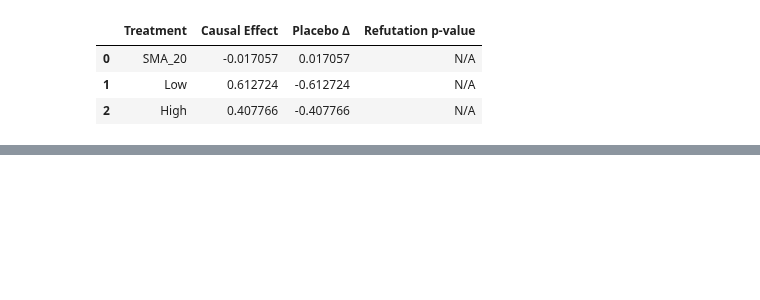
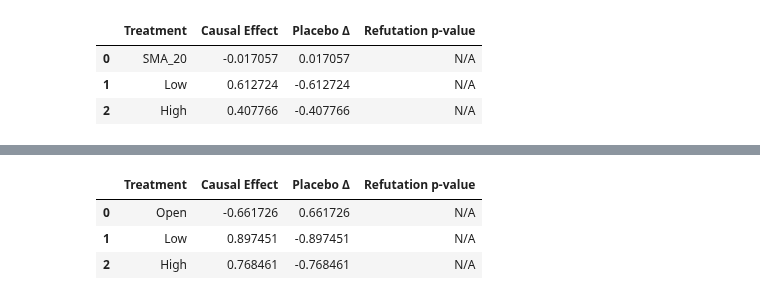
Before and after one commit to pranjakt001/AIPoweredStockMarketPrediction, a Jupyter notebook: stock_pipeline_master_CBA.ipynb, the cells around one changed output, grey strips where cells are left out. Drawn from its saved outputs; the diff is of its cells as text; code cells hidden in the pictures; blank space fills up the shorter version.

Commit message:
analysis

```diff
--- a/stock_pipeline_master_CBA.ipynb
+++ b/stock_pipeline_master_CBA.ipynb
@@ -1775,0 +1789,44 @@ pd.DataFrame(results)
+# %%
+# Prepare Dataframe
+causal_df = custom_df[['Open', 'Low', 'High', 'target_next_day']].dropna()
+causal_df = causal_df.rename(columns={'target_next_day': 'Close'})
+
+# Step 2: Define causal model iteratively
+def run_causal_analysis(treatment, common_causes):
+    model = CausalModel(
+        data=causal_df,
+        treatment=treatment,
+        outcome='Close',
+        common_causes=common_causes
+    )
+    identified_estimand = model.identify_effect() # Step 3: Identify causal effect
+    estimate = model.estimate_effect( # Step 4: Estimate effect using linear regression
+        identified_estimand,
+        method_name="backdoor.linear_regression"
+    )
+    refutation = model.refute_estimate( # Step 5: Refute estimate using placebo test
+        identified_estimand,
+        estimate,
+        method_name="placebo_treatment_refuter"
+    )
+    return {
+        "Treatment": treatment,
+        "Causal Effect": round(estimate.value, 6),
+        "Placebo Δ": round(refutation.new_effect - estimate.value, 6),
+        "Refutation p-value": refutation.test_stat_significance if hasattr(refutation, "test_stat_significance") else "N/A"
+    }
+
+# Repeat execution
+results = []
+treatments = ['Open', 'Low', 'High']
+for t in treatments:
+    others = [x for x in treatments if x != t]
+    results.append(run_causal_analysis(t, others))
+
+# Result
+pd.DataFrame(results)
+# %% [output]
+|  | Treatment | Causal Effect | Placebo Δ | Refutation p-value |
+| 0 | Open | -0.661726 | 0.661726 | N/A |
+| 1 | Low | 0.897451 | -0.897451 | N/A |
+| 2 | High | 0.768461 | -0.768461 | N/A |
```
Also changed, not shown: parts of 16 cells of this notebook, 1 other file.
